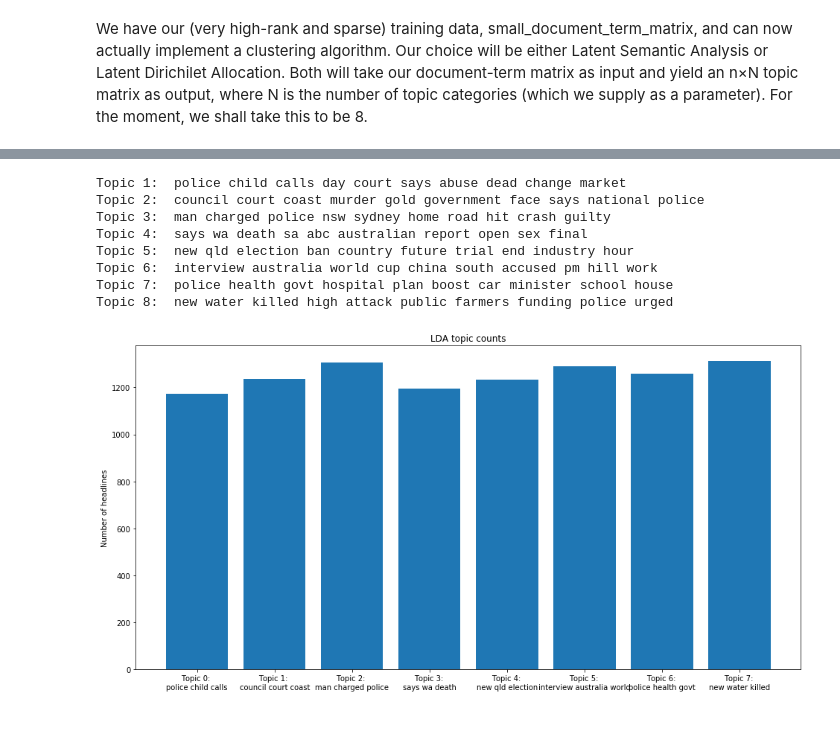
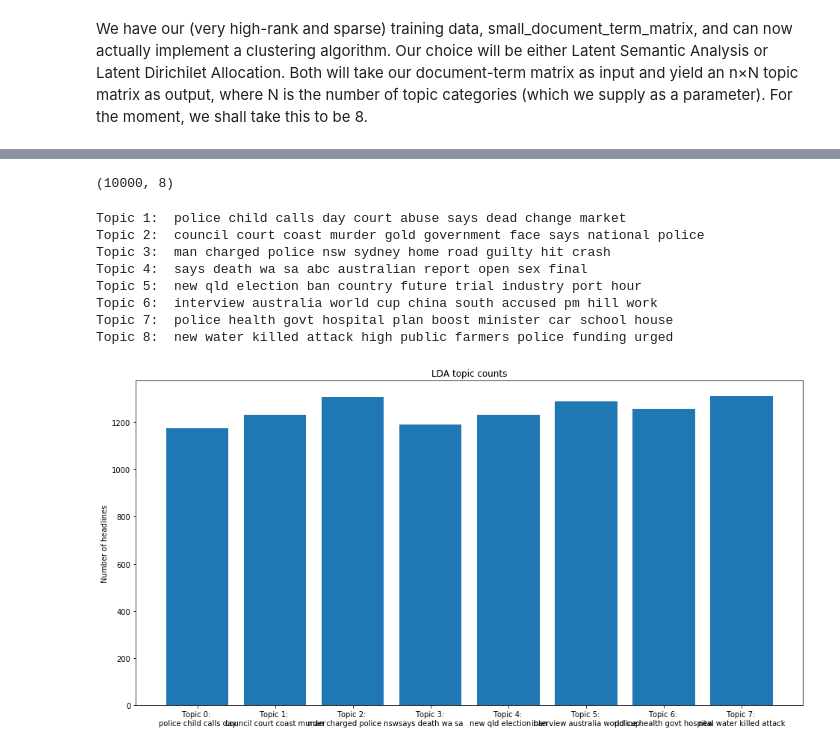
Before and after one commit to Sanket-Kakade/TopicModellingOnNewsHeadlines-, a Jupyter notebook: Topic_modeling_using_LDA.ipynb, the cells around one changed output, grey strips where cells are left out. Cells and saved outputs as stored; diff of their text form; code cells hidden in the pictures.

```diff
--- a/Topic_modeling_using_LDA.ipynb
+++ b/Topic_modeling_using_LDA.ipynb
@@ -66,7 +58,7 @@ def get_top_n_words(n_top_words, count_vectorizer, text_data):
     return (words, word_values[0,:n_top_words].tolist()[0])
 # %%
 count_vectorizer = CountVectorizer(stop_words='english')
-words, word_values = get_top_n_words(n_top_words=15,
+words, word_values = get_top_n_words(n_top_words=25,
                                      count_vectorizer=count_vectorizer,
                                      text_data=reindexed_data)
 # %%
@@ -189,5 +184,5 @@ def get_top_n_words_lda(n, keys, document_term_matrix, count_vectorizer):
     return top_words
 # %%
 lda_model = LatentDirichletAllocation(n_components=n_topics, learning_method='online',
-                                          random_state=0, verbose=0)
+                                          random_state=0, verbose=-1,evaluate_every =2, max_iter=50)
 lda_topic_matrix = lda_model.fit_transform(small_document_term_matrix)
@@ -196,3 +230,7 @@ lda_keys = get_keys(lda_topic_matrix)
+# %%
+lda_topic_matrix.shape
+# %% [output]
+(10000, 8)
 # %%
 count_pairs = Counter(lda_keys).items()
 lda_categories = [pair[0] for pair in count_pairs]
@@ -203,23 +241,23 @@ top_n_words_lda = get_top_n_words_lda(10, lda_keys, small_document_term_matrix,
 for i in range(len(top_n_words_lda)):
     print("Topic {}: ".format(i+1), top_n_words_lda[i])
 # %% [output]
-Topic 1:  police child calls day court says abuse dead change market
+Topic 1:  police child calls day court abuse says dead change market
 Topic 2:  council court coast murder gold government face says national police
-Topic 3:  man charged police nsw sydney home road hit crash guilty
-Topic 4:  says wa death sa abc australian report open sex final
-Topic 5:  new qld election ban country future trial end industry hour
+Topic 3:  man charged police nsw sydney home road guilty hit crash
+Topic 4:  says death wa sa abc australian report open sex final
+Topic 5:  new qld election ban country future trial industry port hour
 Topic 6:  interview australia world cup china south accused pm hill work
-Topic 7:  police health govt hospital plan boost car minister school house
-Topic 8:  new water killed high attack public farmers funding police urged
+Topic 7:  police health govt hospital plan boost minister car school house
+Topic 8:  new water killed attack high public farmers police funding urged
 # %%
-top_3_words = get_top_n_words_lda(3, lda_keys, small_document_term_matrix, small_count_vectorizer)
-labels = ['Topic {}: \n'.format(i) + top_3_words[i] for i in lda_categories]
+top_4_words = get_top_n_words_lda(4, lda_keys, small_document_term_matrix, small_count_vectorizer)
+labels = ['Topic {}: \n'.format(i) + top_4_words[i] for i in lda_categories]
 
 fig, ax = plt.subplots(figsize=(16,8))
 ax.bar(lda_categories, lda_counts);
 ax.set_xticks(lda_categories);
 ax.set_xticklabels(labels);
 ax.set_title('LDA topic counts');
 ax.set_ylabel('Number of headlines');
 # %% [output]
-[figure, old version]
+[figure, new version]
```
Also changed, not shown: parts of 19 cells of this notebook.
